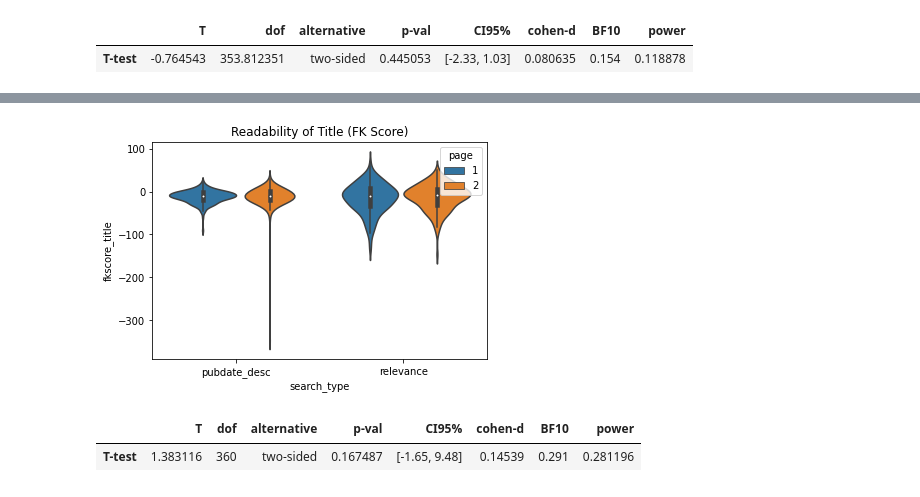
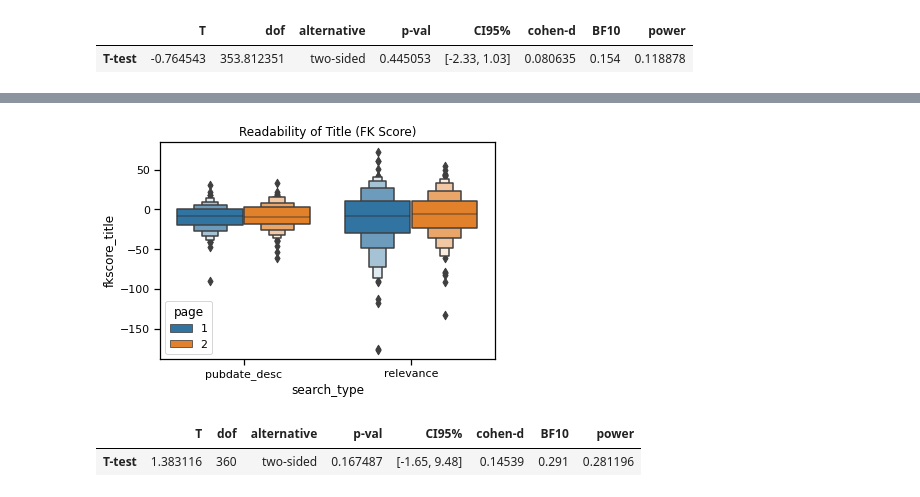
Before and after one commit to NCBI-Codeathons/pubmed-codeathon-team1, a Jupyter notebook: notebooks/data_visualizations_bl.ipynb, the cells around one changed output, grey strips where cells are left out. Drawn from its saved outputs; the diff is of its cells as text; code cells hidden in the pictures.

```diff
--- a/notebooks/data_visualizations_bl.ipynb
+++ b/notebooks/data_visualizations_bl.ipynb
@@ -238,9 +250,9 @@ readability_title
 720 rows × 4 columns
 # %%
-sns.violinplot(data=readability_title, x='search_type', y='fkscore_title', hue='page').set_title('Readability of Title (FK Score)')
+sns.boxenplot(data=readability_title, x='search_type', y='fkscore_title', hue='page').set_title('Readability of Title (FK Score)')
 plt.savefig('/home/jupyter-brooks.leitner/pubmed-codeathon-team1/data/visualizations/readability_title.png', dpi=300, bbox_inches='tight')
 # %% [output]
-[figure, old version]
+[figure, new version]
 # %%
 x = readability_title[readability_title['search_type'] == 'pubdate_desc']
 y = readability_title[readability_title['search_type'] == 'relevance']
```
Also changed, not shown: parts of 9 cells of this notebook, 10 other files.
